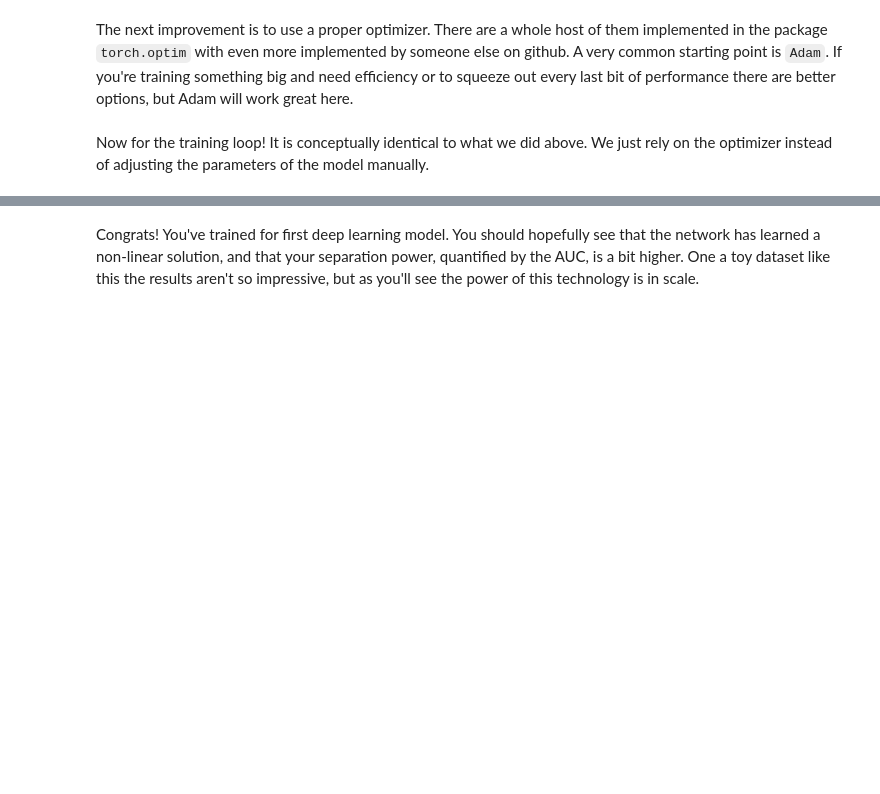
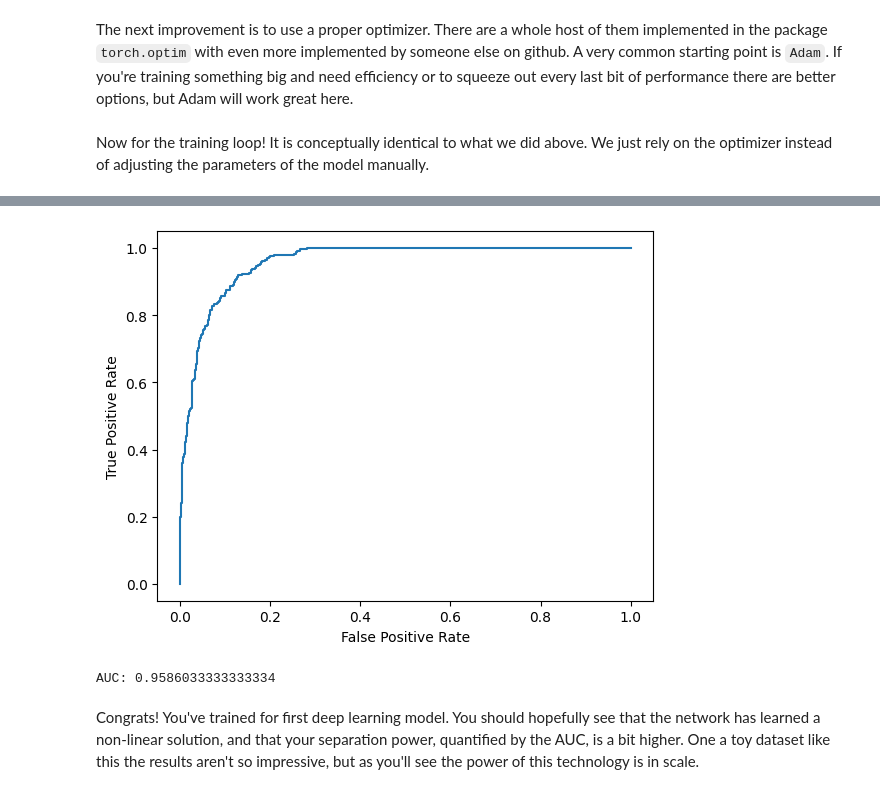
Before and after one commit to mohummudh/2025-lbnl, a Jupyter notebook: sessions/day1/intro_ml_tutorial_part1.ipynb, the cells around one changed output, grey strips where cells are left out. Drawn from its saved outputs; the diff is of its cells as text; code cells hidden in the pictures; blank space fills up the shorter version.

```diff
--- a/sessions/day1/intro_ml_tutorial_part1.ipynb
+++ b/sessions/day1/intro_ml_tutorial_part1.ipynb
@@ -591,22 +593,26 @@ plt.show()
 # %%
 # We can also calculate a ROC curve and the area under to get a performance metric
 # Get the model output for the entire data set
 ## YOUR CODE HERE: get the model output for the entire data set
 ## y_pred_nn = ...
+y_pred_nn = model(input_x).detach().numpy()
 
 # Get the ROC curve
 fpr_nn, tpr_nn, thresholds_nn = sklearn.metrics.roc_curve(input_y, y_pred_nn)
 
 # Plot the ROC curve
 plt.plot(fpr_nn, tpr_nn)
 plt.xlabel("False Positive Rate")
 plt.ylabel("True Positive Rate")
 plt.show()
 
 # Get the area under the ROC curve
 auc_nn = sklearn.metrics.auc(fpr_nn, tpr_nn)
 
 print(f"AUC: {auc_nn}")
+# %% [output]
+[figure, added]
+AUC: 0.9586033333333334
 # %% [markdown]
 Congrats!
 You've trained for first deep learning model.
```
Also changed, not shown: parts of 6 cells of this notebook.
